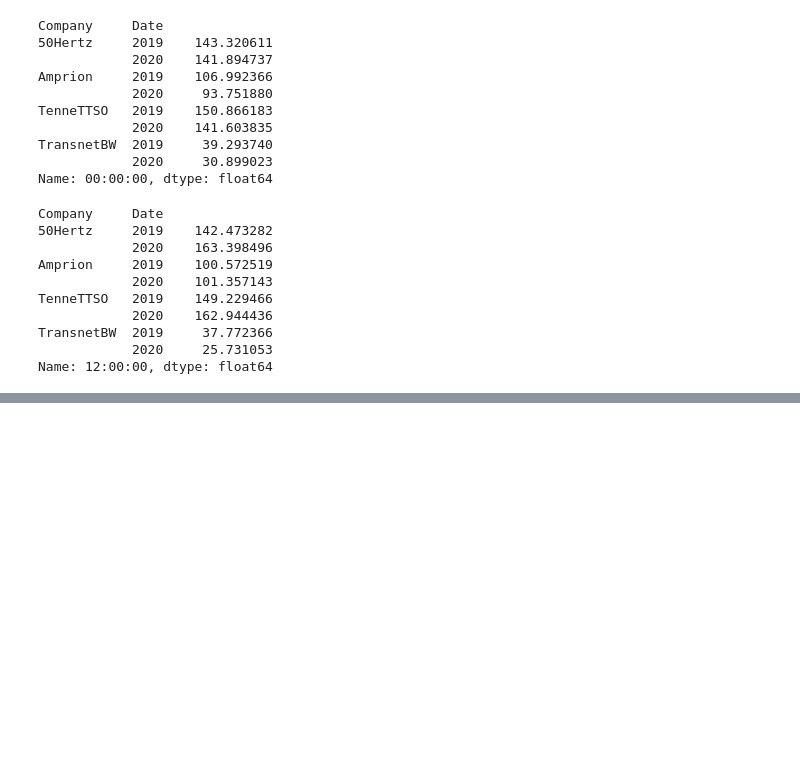
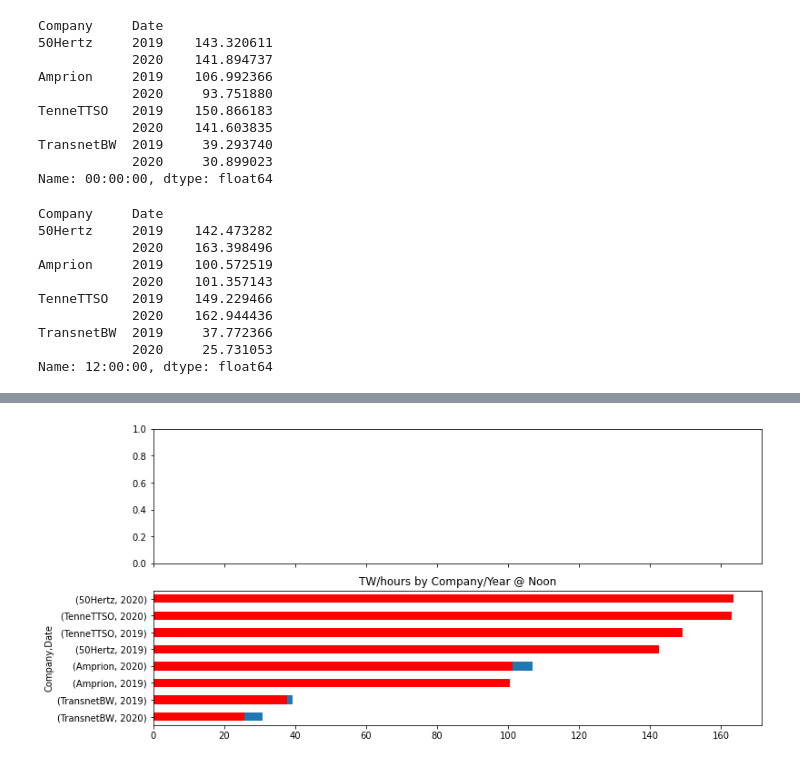
Before and after one commit to HaziqZed/IP3_MHZ, a Jupyter notebook: IP3_MHZ.ipynb, the cells around one changed output, grey strips where cells are left out. Saved outputs shown, nothing was run; the diff lists cells and outputs as text; code cells hidden in the pictures; blank space fills up the shorter version.

```diff
--- a/IP3_MHZ.ipynb
+++ b/IP3_MHZ.ipynb
@@ -105,0 +104,6 @@ TypeError: 'value' must be an instance of str or bytes, not a tuple
+# %%
+fig, axes = plt.subplots(nrows=2, sharex=True, figsize=(12,6))
+axes[0] = midnight.sort_values().plot(kind='barh', title='TW/hours by Company/Year @ Midnight')
+axes[1] = noon.sort_values().plot(kind='barh', color='red', title='TW/hours by Company/Year @ Noon')
+# %% [output]
+[figure, added]
```
Also changed, not shown: parts of 4 cells of this notebook.
